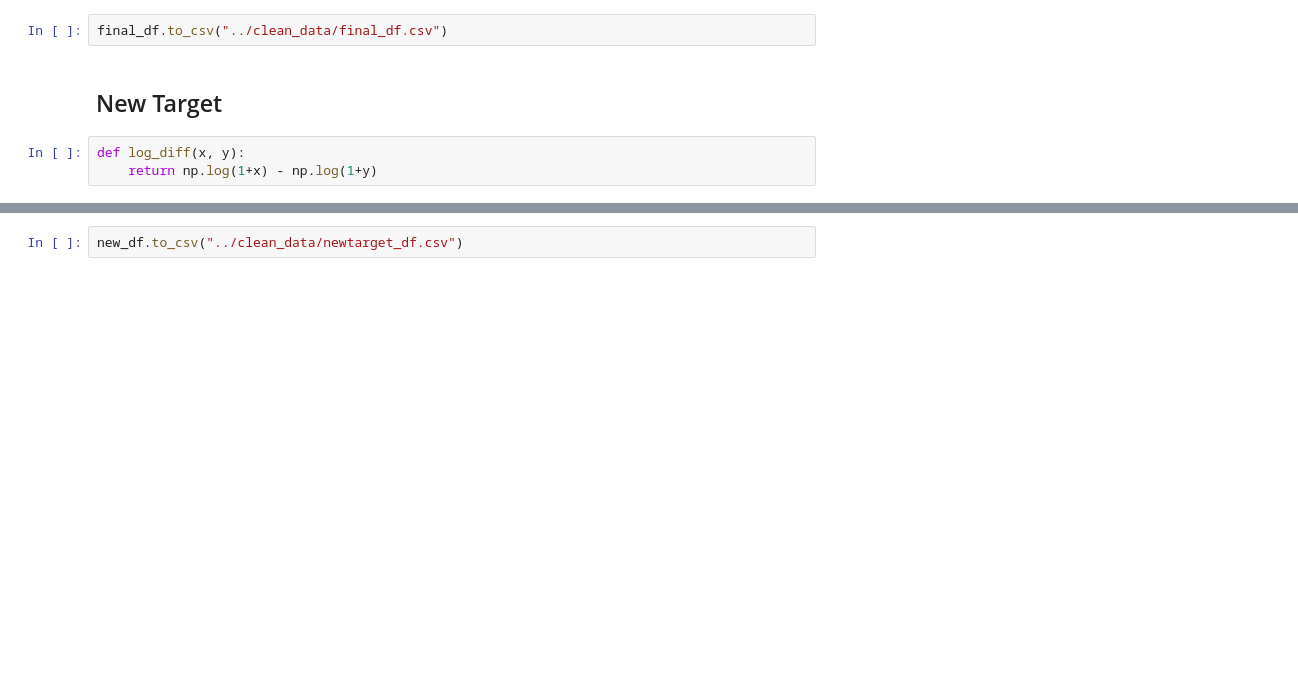
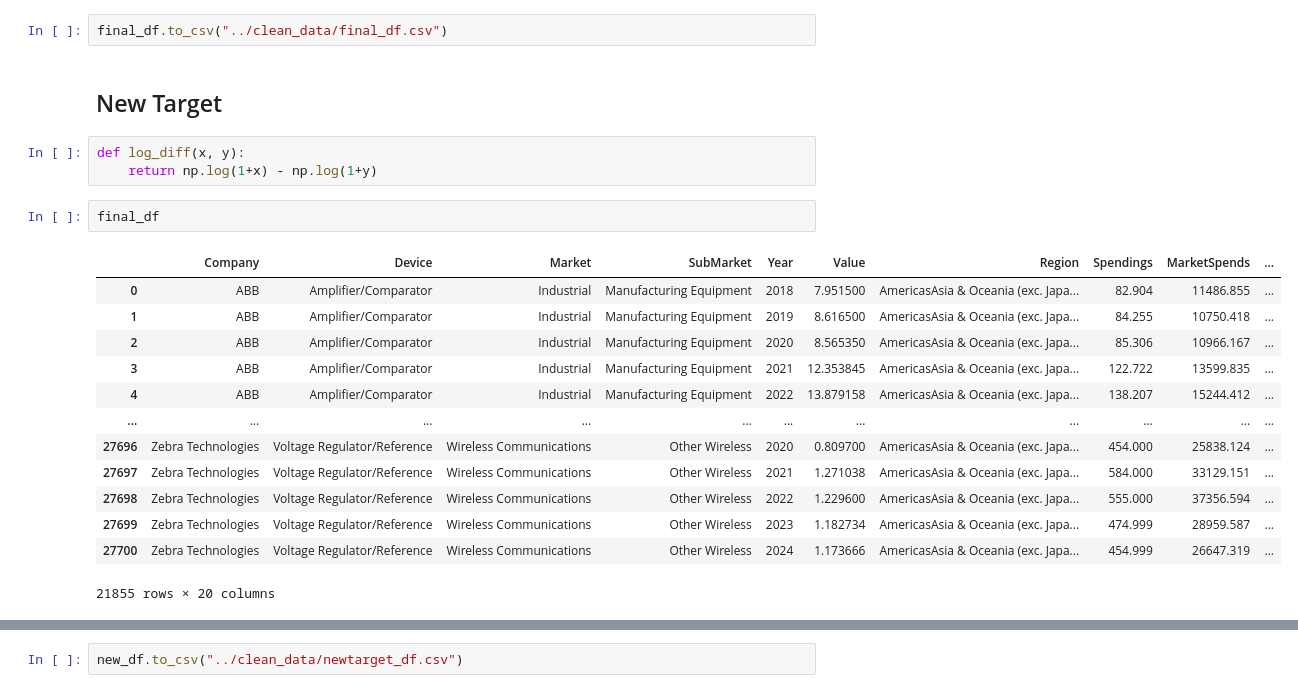
Before and after one commit to lucasleforest/analyticslab, a Jupyter notebook: 1_cleaning/final_dataset.ipynb, the cells around one changed output, grey strips where cells are left out. Drawn from its saved outputs; the diff is of its cells as text; blank space fills up the shorter version.

```diff
--- a/1_cleaning/final_dataset.ipynb
+++ b/1_cleaning/final_dataset.ipynb
@@ -307,6 +308,22 @@ final_df.to_csv("../clean_data/final_df.csv")
 # %%
 def log_diff(x, y):
     return np.log(1+x) - np.log(1+y)
+# %%
+final_df
+# %% [output]
+|  | Company | Device | Market | SubMarket | Year | Value | Region | Spendings | MarketSpends | ... |
+| 0 | ABB | Amplifier/Comparator | Industrial | Manufacturing Equipment | 2018 | 7.951500 | AmericasAsia & Oceania (exc. Japa... | 82.904 | 11486.855 | ... |
+| 1 | ABB | Amplifier/Comparator | Industrial | Manufacturing Equipment | 2019 | 8.616500 | AmericasAsia & Oceania (exc. Japa... | 84.255 | 10750.418 | ... |
+| 2 | ABB | Amplifier/Comparator | Industrial | Manufacturing Equipment | 2020 | 8.565350 | AmericasAsia & Oceania (exc. Japa... | 85.306 | 10966.167 | ... |
+| 3 | ABB | Amplifier/Comparator | Industrial | Manufacturing Equipment | 2021 | 12.353845 | AmericasAsia & Oceania (exc. Japa... | 122.722 | 13599.835 | ... |
+| 4 | ABB | Amplifier/Comparator | Industrial | Manufacturing Equipment | 2022 | 13.879158 | AmericasAsia & Oceania (exc. Japa... | 138.207 | 15244.412 | ... |
+| ... | ... | ... | ... | ... | ... | ... | ... | ... | ... | ... |
+| 27696 | Zebra Technologies | Voltage Regulator/Reference | Wireless Communications | Other Wireless | 2020 | 0.809700 | AmericasAsia & Oceania (exc. Japa... | 454.000 | 25838.124 | ... |
+| 27697 | Zebra Technologies | Voltage Regulator/Reference | Wireless Communications | Other Wireless | 2021 | 1.271038 | AmericasAsia & Oceania (exc. Japa... | 584.000 | 33129.151 | ... |
+| 27698 | Zebra Technologies | Voltage Regulator/Reference | Wireless Communications | Other Wireless | 2022 | 1.229600 | AmericasAsia & Oceania (exc. Japa... | 555.000 | 37356.594 | ... |
+| 27699 | Zebra Technologies | Voltage Regulator/Reference | Wireless Communications | Other Wireless | 2023 | 1.182734 | AmericasAsia & Oceania (exc. Japa... | 474.999 | 28959.587 | ... |
+| 27700 | Zebra Technologies | Voltage Regulator/Reference | Wireless Communications | Other Wireless | 2024 | 1.173666 | AmericasAsia & Oceania (exc. Japa... | 454.999 | 26647.319 | ... |
+21855 rows × 20 columns
 # %%
 new_df = final_df.copy()
 new_df["Value_1"] = new_df.groupby(["Company", "Device", "Market", "SubMarket"]).Value.shift(1)
```
Also changed, not shown: parts of 6 cells of this notebook, 10 other files.
